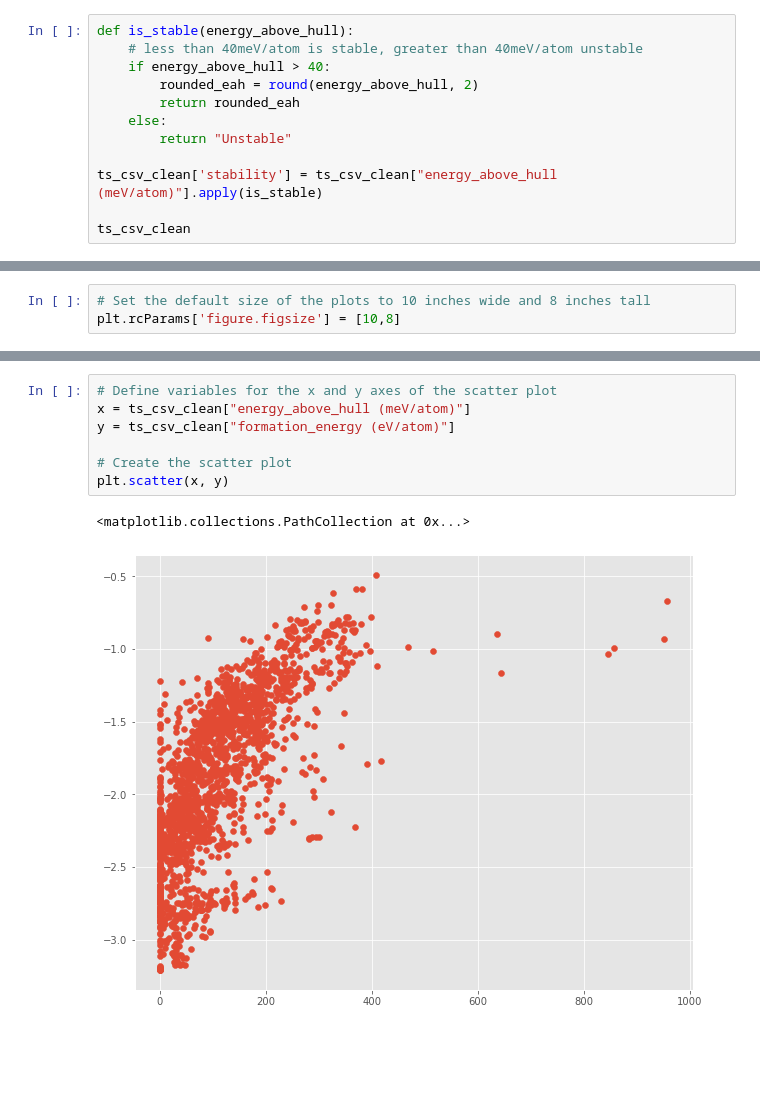
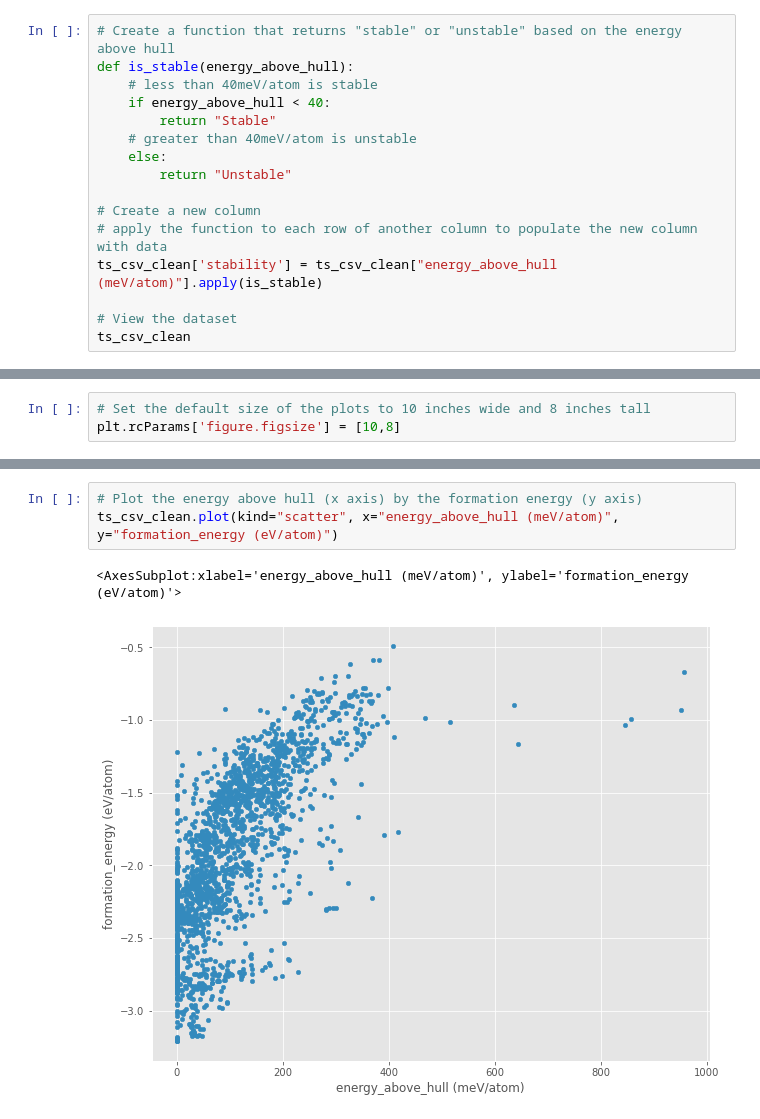
Before and after one commit to NCSU-Libraries/data-viz-instruction, a Jupyter notebook: MI_REU_2021/Workshop_3_Cleaning_Manipulating_and_Exploring_Data_with_Pandas.ipynb, the cells around one changed output, grey strips where cells are left out. Saved outputs shown, nothing was run; the diff lists cells and outputs as text; blank space fills up the shorter version.

```diff
--- a/MI_REU_2021/Workshop_3_Cleaning_Manipulating_and_Exploring_Data_with_Pandas.ipynb
+++ b/MI_REU_2021/Workshop_3_Cleaning_Manipulating_and_Exploring_Data_with_Pandas.ipynb
@@ -80,14 +61,18 @@ Sometimes you need to create a new column based on more complex manipulation of
 # %%
+# Create a function that returns "stable" or "unstable" based on the energy above hull
 def is_stable(energy_above_hull):
-    # less than 40meV/atom is stable, greater than 40meV/atom unstable
-    if energy_above_hull > 40:
-        rounded_eah = round(energy_above_hull, 2)
-        return rounded_eah
+    # less than 40meV/atom is stable
+    if energy_above_hull < 40:
+        return "Stable"
+    # greater than 40meV/atom is unstable
     else:
         return "Unstable"
 
+# Create a new column
+# apply the function to each row of another column to populate the new column with data
 ts_csv_clean['stability'] = ts_csv_clean["energy_above_hull (meV/atom)"].apply(is_stable)
 
+# View the dataset
 ts_csv_clean
 # %% [output]
 |  | Material Composition | A site #1 | A site #2 | A site #3 | B site #1 | B site #2 | B site #3 | X site | ... |
@@ -412,13 +371,9 @@ We will first calculate the `value_counts()` of the `INCIDENT_YEAR` column
 # %%
-# Define variables for the x and y axes of the scatter plot
-x = ts_csv_clean["energy_above_hull (meV/atom)"]
-y = ts_csv_clean["formation_energy (eV/atom)"]
-
-# Create the scatter plot
-plt.scatter(x, y)
+# Plot the energy above hull (x axis) by the formation energy (y axis)
+ts_csv_clean.plot(kind="scatter", x="energy_above_hull (meV/atom)", y="formation_energy (eV/atom)")
 # %% [output]
-<matplotlib.collections.PathCollection at 0x...>
+<AxesSubplot:xlabel='energy_above_hull (meV/atom)', ylabel='formation_energy (eV/atom)'>
-[figure, old version]
+[figure, new version]
 # %% [markdown]
 ### Set the style of the plot
 
```
Also changed, not shown: parts of 54 cells of this notebook.
